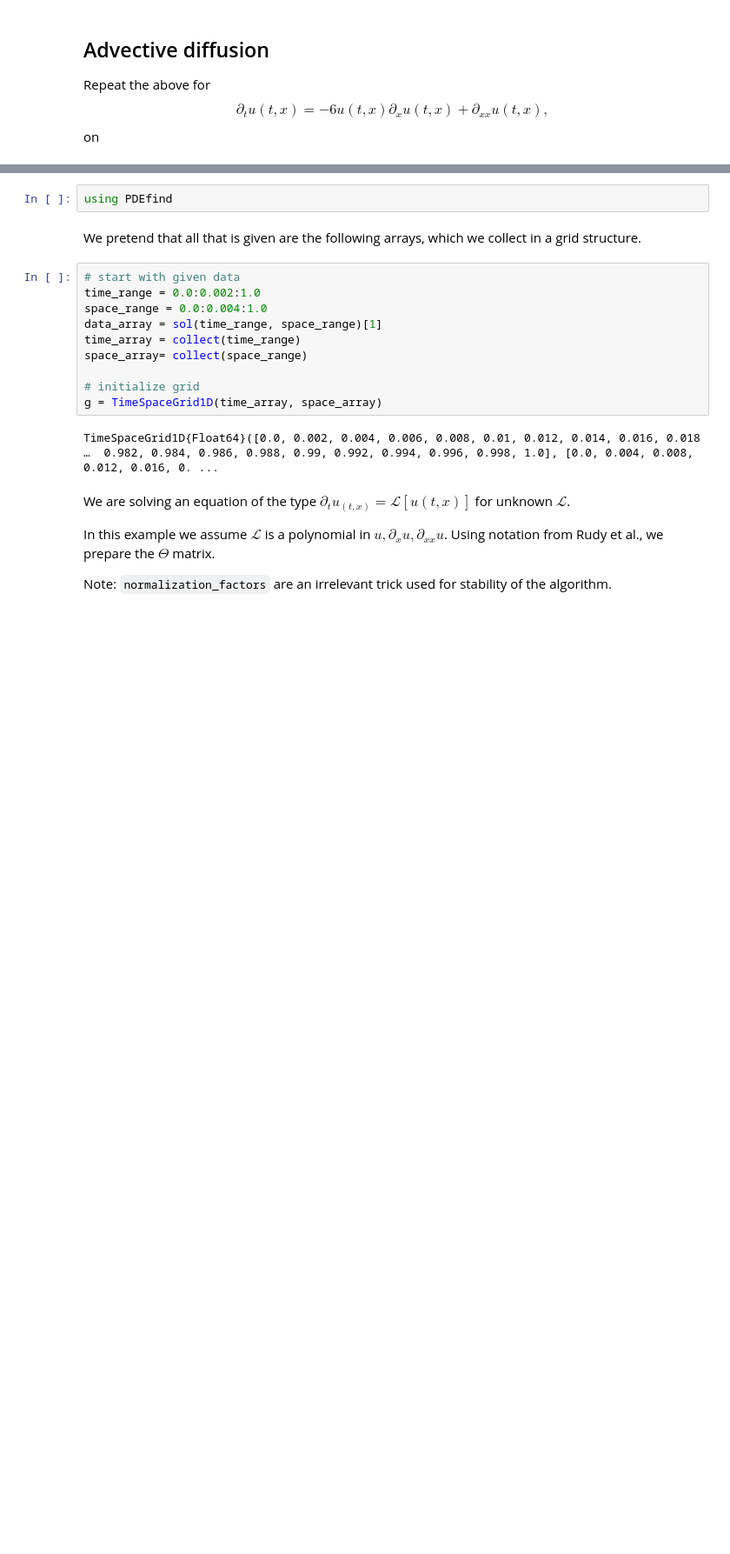
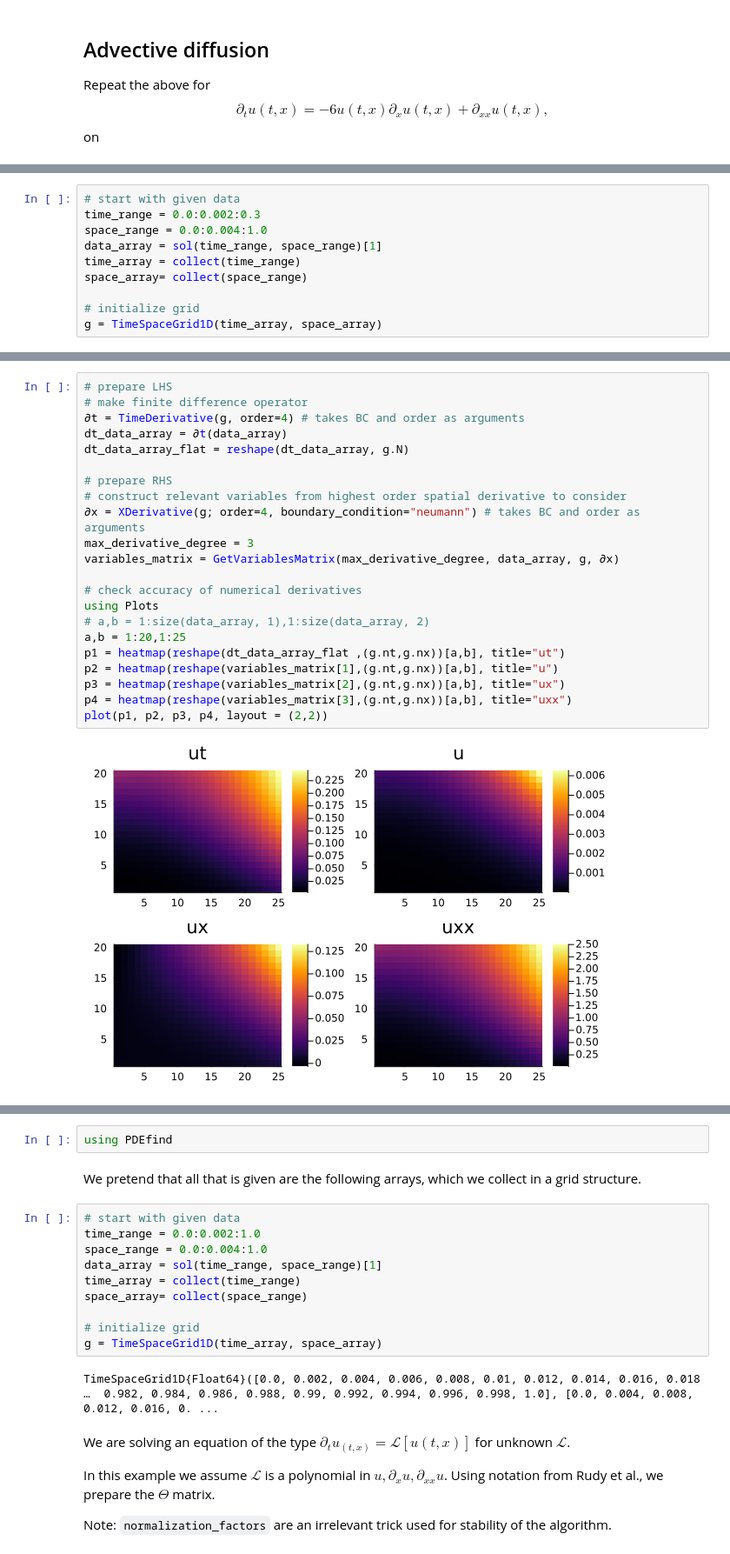
Before and after one commit to dknatan/PDEfind.jl, a Jupyter notebook: src/nb_test.ipynb, the cells around one changed output, grey strips where cells are left out. Shown at 87% size. Saved outputs shown, nothing was run; the diff lists cells and outputs as text; blank space fills up the shorter version.

```diff
--- a/src/nb_test.ipynb
+++ b/src/nb_test.ipynb
@@ -296,0 +290,10 @@ PDESolution:
+# %%
+# start with given data
+time_range = 0.0:0.002:0.3
+space_range = 0.0:0.004:1.0
+data_array = sol(time_range, space_range)[1]
+time_array = collect(time_range)
+space_array= collect(space_range)
+
+# initialize grid
+g = TimeSpaceGrid1D(time_array, space_array)
@@ -296,0 +308,24 @@ PDESolution:
+# %%
+# prepare LHS
+# make finite difference operator
+∂t = TimeDerivative(g, order=4) # takes BC and order as arguments
+dt_data_array = ∂t(data_array)
+dt_data_array_flat = reshape(dt_data_array, g.N)
+
+# prepare RHS
+# construct relevant variables from highest order spatial derivative to consider
+∂x = XDerivative(g; order=4, boundary_condition="neumann") # takes BC and order as arguments
+max_derivative_degree = 3
+variables_matrix = GetVariablesMatrix(max_derivative_degree, data_array, g, ∂x)
+
+# check accuracy of numerical derivatives
+using Plots
+# a,b = 1:size(data_array, 1),1:size(data_array, 2)
+a,b = 1:20,1:25
+p1 = heatmap(reshape(dt_data_array_flat ,(g.nt,g.nx))[a,b], title="ut")
+p2 = heatmap(reshape(variables_matrix[1],(g.nt,g.nx))[a,b], title="u")
+p3 = heatmap(reshape(variables_matrix[2],(g.nt,g.nx))[a,b], title="ux")
+p4 = heatmap(reshape(variables_matrix[3],(g.nt,g.nx))[a,b], title="uxx")
+plot(p1, p2, p3, p4, layout = (2,2))
+# %% [output]
+[figure, added]
```
Also changed, not shown: parts of 29 cells of this notebook, 1 other file.
